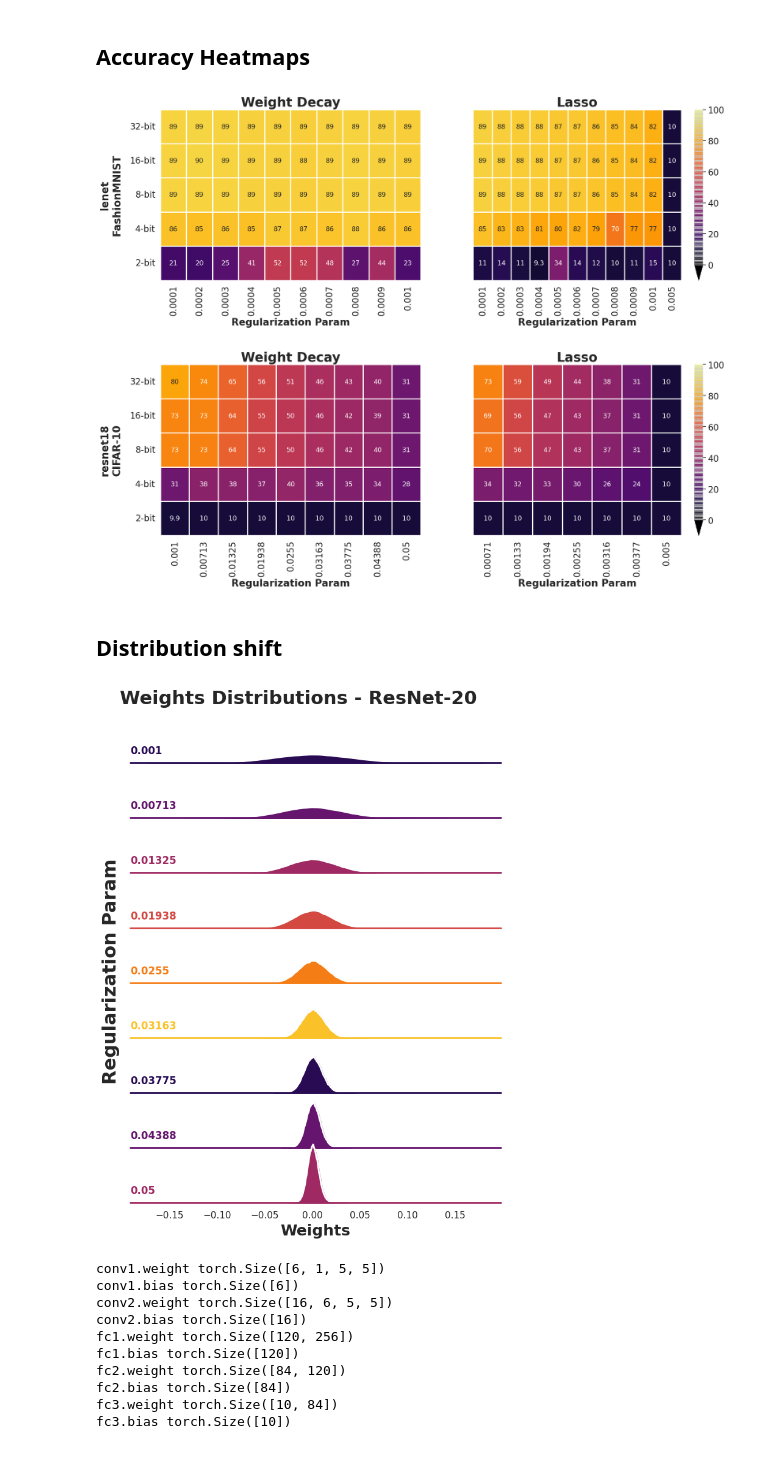
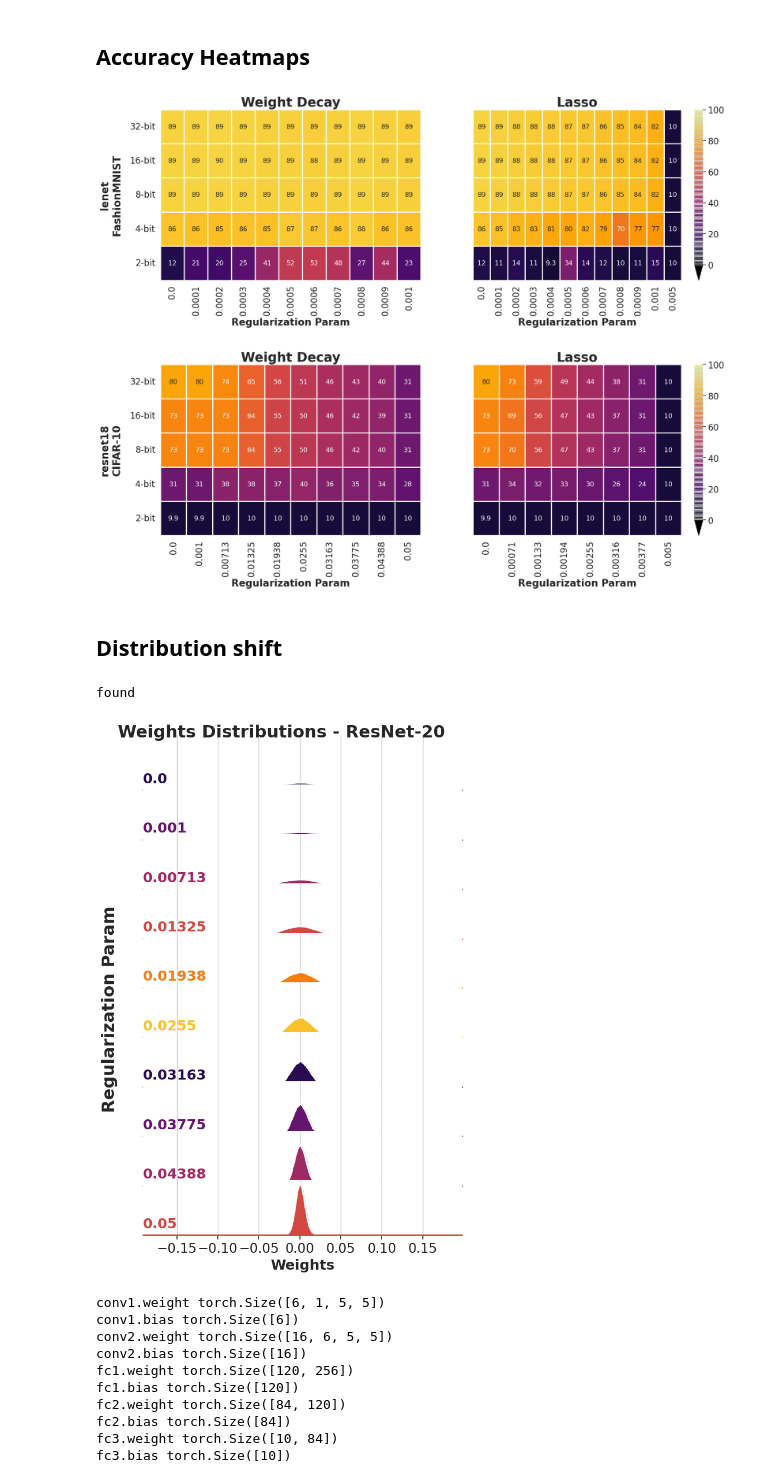
Before and after one commit to ishapira1/TinyML-RegulizationAndQuantization, a Jupyter notebook: notebooks/visualize.ipynb, the cells around one changed output. Drawn from its saved outputs; the diff is of its cells as text; code cells hidden in the pictures.

Commit message:
added lambda=0 to the plots

```diff
--- a/notebooks/visualize.ipynb
+++ b/notebooks/visualize.ipynb
@@ -36,15 +36,14 @@ def load_dataframe(path="../results/all_results.csv", columns=None):
     df = df[(df.regularization != 'dropout') & (df.regularization != 'l_infinty')]
     return df
 
-def create_pivot_table(df, model_name, dataset_name, regularization, metric='test_loss'):
+def create_pivot_table(df, model_name, dataset_name, regularization, metric='test_accuracy'):
     # Filter the DataFrame based on the input parameters
     filtered_df = df[(df['model_name'] == model_name) &
                      (df['dataset_name'] == dataset_name) &
-                     (df['regularization'] == regularization)]
+                     ((df['regularization'] == regularization) | (df['regularization'] == 'none'))]
 
     # List of bit widths to consider
     bit_widths = [32, 16, 8, 4, 2]
-
     # Create a new DataFrame for the pivot table
     pivot_data = []
 
@@ -67,6 +66,7 @@ def create_pivot_table(df, model_name, dataset_name, regularization, metric='tes
     # Convert the list of data into a DataFrame
     pivot_df = pd.DataFrame(pivot_data)
 
+
     # Sort the DataFrame by 'Bit Width' in descending order
     pivot_df['Bit Width'] = pd.Categorical(pivot_df['Bit Width'],
                                            categories=[f'bit_{b}' for b in bit_widths],
@@ -144,9 +144,11 @@ for dataset_name in unique_datasets:
     for i, (model_name, regularization) in enumerate(unique_pairs.values):
         if regularization != "none":
             tmp = df[
-                (df.model_name == model_name) & (df.dataset_name == dataset_name) & (df.regularization == regularization)
+                (df.model_name == model_name) & (df.dataset_name == dataset_name) & ((df.regularization == regularization) | (df.regularization == "none"))
             ]
+
             pivot_table = create_pivot_table(tmp, model_name, dataset_name, regularization, metric)
+
 
             # Plot heatmap in the ith subplot
             if n_plots > 1:
@@ -161,5 +163,5 @@ for dataset_name in unique_datasets:
 
     # This loop will create a single figure for each dataset, with multiple subplots in a row
 # %% [output]
-[figure, old version]
+[figure, new version]
-[figure, old version]
+[figure, new version]
@@ -233,12 +168,14 @@ for dataset_name in unique_datasets:
 # %% [markdown]
 ## Distribution shift
 # %%
-
+import torch
 # Assuming 'df' is your DataFrame with model information
 ridge_data = {}
 
-for index, row in df[(df.dataset_name == "CIFAR-10") & (df.regularization == "l2")].sort_values('regularization_param').iterrows():
+for index, row in df[(df.dataset_name == "CIFAR-10") & ((df.regularization == "l2") |(df.regularization == "none") )].sort_values('regularization_param').iterrows():
     path = os.path.join(row['path'], "model_checkpoint.pth")
     checkpoint = torch.load(path, map_location=torch.device('cpu'))
     weights = checkpoint['model.layer2.0.conv1.weight'].numpy().flatten()
     ridge_data[row['regularization_param']]=weights
+# %% [output]
+found
@@ -266,34 +210,53 @@ g = sns.FacetGrid(ridge_df, row='Regularization', hue='Regularization', aspect=a
 g.map(sns.kdeplot, 'Value', bw_adjust=.5, clip_on=False, fill=True, alpha=1, linewidth=1.5)
 g.map(sns.kdeplot, 'Value', clip_on=False, color="w", lw=2, bw_adjust=.5)
 g.refline(y=0, linewidth=2, linestyle="-", color=None, clip_on=False)
 
 # Function to label the plot
 def label(x, color, label):
     ax = plt.gca()
     ax.text(0, .2, label, fontweight="bold", color=color, ha="left", va="center", transform=ax.transAxes)
 
 g.map(label, 'Value')
 
 # Set the subplots to overlap and adjust aesthetics
 g.figure.subplots_adjust(hspace=-.5)
 g.set_titles("")
 g.set(yticks=[], ylabel="")
 g.despine(bottom=True, left=True)
 
+
+for i, ax in enumerate(g.axes.flatten()):
+    # For the bottom subplot, enable x-ticks and labels
+    if i == len(g.axes.flatten()) - 1:
+        ax.xaxis.set_tick_params(which='both', bottom=True)
+    # For all other subplots, disable x-ticks but keep the x-axis line
+    else:
+        ax.xaxis.set_tick_params(which='both', bottom=False)
+        for tic in ax.xaxis.get_major_ticks():
+            tic.tick1line.set_visible(False)
+            tic.tick2line.set_visible(False)
+        ax.spines['bottom'].set_visible(True)
+
 # Add X-axis title and increase font size
 g.set_axis_labels("Weights", fontsize=18)
 g.fig.text(0.04, 0.5, 'Regularization Param', va='center', rotation='vertical', fontsize=22, fontweight='bold')
 
 # Add a main title to the figure
 g.fig.suptitle("Weights Distributions - ResNet-20", fontsize=22, va="bottom", fontweight='bold')
 g.figure.subplots_adjust(hspace=-.1, top=0.99)  # Adjust the top value as needed
 
+
+
+
+
+
+
 g.fig.savefig("../plots/ridge_distribution_plot.png", dpi=500, bbox_inches='tight')
 
 # Show the plot
 plt.show()
 # %% [output]
-[figure, old version]
+[figure, new version]
 # %%
 def get_std(path, layer='model.layer2.0.conv1.weight'):
     path = os.path.join(path, "model_checkpoint.pth")
```
Also changed, not shown: parts of 2 cells of this notebook.
